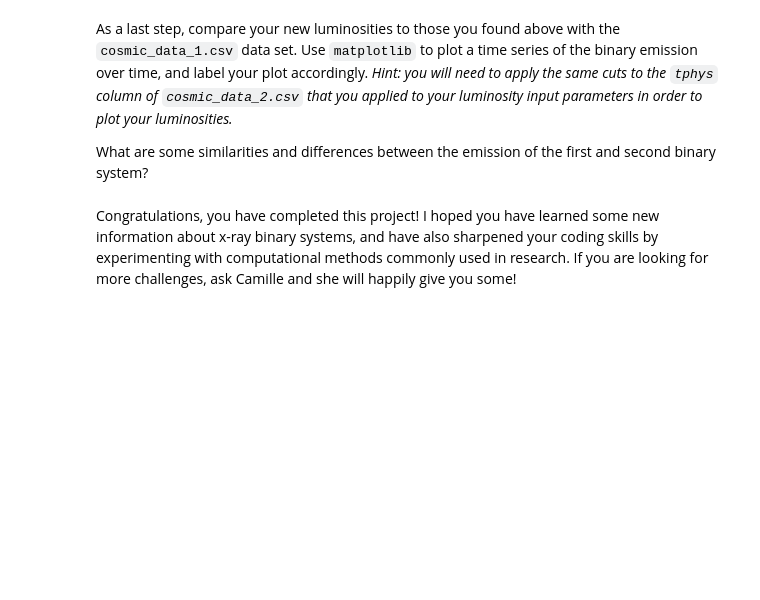
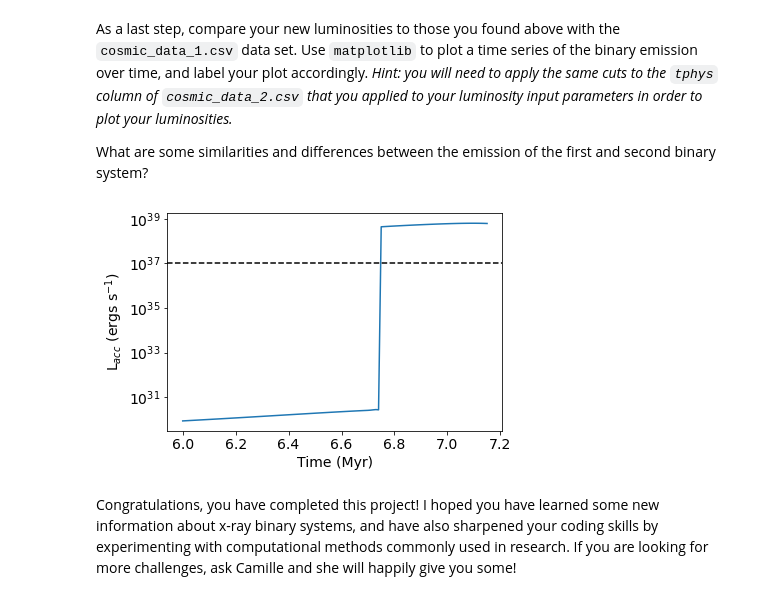
Before and after one commit to CIERA-Northwestern/REACHpy, a Jupyter notebook: Projects/AccretingBlackHoles/AccretingBlackHoles.ipynb, the cells around one changed output. Drawn from its saved outputs; the diff is of its cells as text; code cells hidden in the pictures; blank space fills up the shorter version.

````diff
--- a/Projects/AccretingBlackHoles/AccretingBlackHoles.ipynb
+++ b/Projects/AccretingBlackHoles/AccretingBlackHoles.ipynb
@@ -129,0 +563,5 @@
+# %%
+# read-in your data frame here
+df2 = pd.read_csv('cosmic_data_2.csv')
+print(df2.columns)
+print(len(df2),len(df1))
@@ -143,0 +607,7 @@ Cut the data you need to calculate the accretion luminosity using the indices yo
+# %%
+# code here
+# ...
+ind1_2 = np.where(df2["deltam_2"] > 0)[0][0] # second object's accretion phase begins
+ind2_2 = np.where(df2["deltam_2"] > 0)[0][-1] # second object's accretion phase ends
+
+print("Object 2: Mass accretion phase begins at index ",ind1_2,", and ends at index ",ind2_2)
@@ -144 +618,7 @@ Cut the data you need to calculate the accretion luminosity using the indices yo
+# %%
+# code here
+# ...
+M_BH = df2["mass_2"][ind1_2:ind2_2+1]
+M_BH0 = df2["mass0_2"][ind1_2:ind2_2+1]
+Mdot_BH = df2["deltam_2"][ind1_2:ind2_2+1]
 # %% [markdown]
@@ -145,0 +626,7 @@ You should now be able to pass your reduced data arrays directly to your functio
+# %%
+# code here
+# ...
+Lacc_np = calc_Lacc_np(M_BH*Msun , M_BH0*Msun, Mdot_BH*Msun/year)
+print(Lacc_np.max())
+if (Lacc_np.max() > 1e37):
+    print("The system is observable!")
@@ -147,5 +637,18 @@ You should now be able to pass your reduced data arrays directly to your functio
 As a last step, compare your new luminosities to those you found above with the ```cosmic_data_1.csv``` data set. Use ```matplotlib``` to plot a time series of the binary emission over time, and label your plot accordingly. *Hint: you will need to apply the same cuts to the ```tphys``` column of ```cosmic_data_2.csv``` that you applied to your luminosity input parameters in order to plot your luminosities.*
 
 What are some similarities and differences between the emission of the first and second binary system?
+# %%
+# code here
+# ...
+time = df2["tphys"][ind1_2:ind2_2+1]
+
+plt.plot(time, Lacc_np, "-")
+plt.axhline(1.0e37, linestyle="--", color="black")
+plt.xlabel("Time (Myr)", fontsize=14)
+plt.ylabel("L$_{acc}$ (ergs s$^{-1}$)", fontsize=14)
+plt.tick_params('both', labelsize=14)
+plt.yscale("log")
+# %% [output]
+[figure, added]
 # %% [markdown]
 Congratulations, you have completed this project! I hoped you have learned some new information about x-ray binary systems, and have also sharpened your coding skills by experimenting with computational methods commonly used in research. If you are looking for more challenges, ask Camille and she will happily give you some!
````
Also changed, not shown: parts of 97 cells of this notebook.
